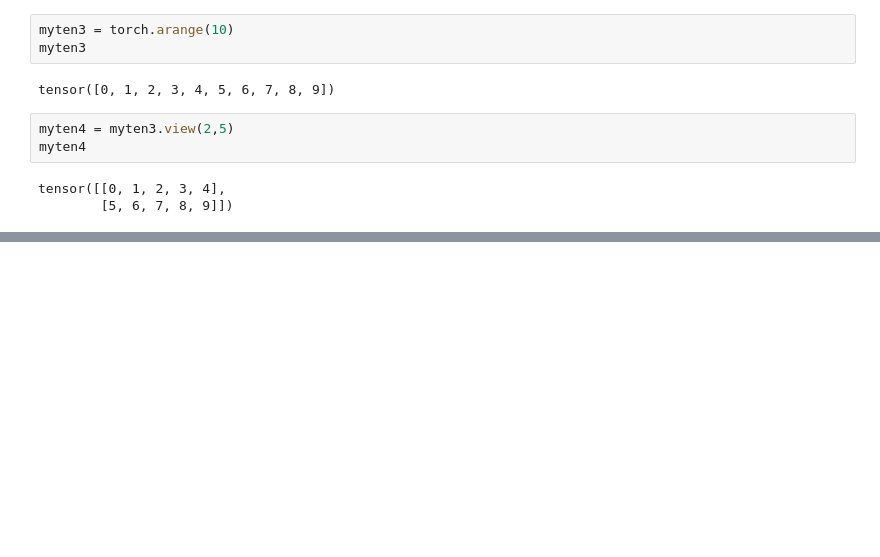
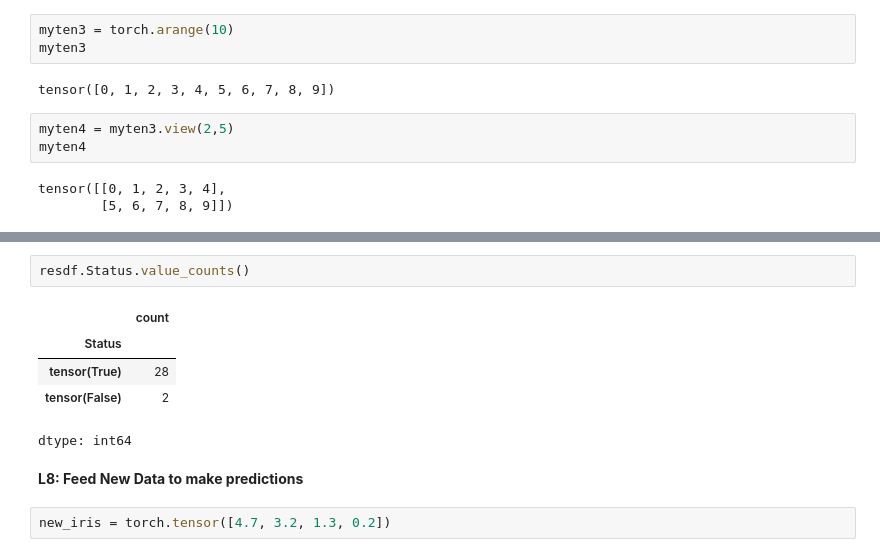
Before and after one commit to shivrajanand/PyTorch-Learn, a Jupyter notebook: PyTorch_Tutorial.ipynb, the cells around one changed output, grey strips where cells are left out. Drawn from its saved outputs; the diff is of its cells as text; blank space fills up the shorter version.

```diff
--- a/PyTorch_Tutorial.ipynb
+++ b/PyTorch_Tutorial.ipynb
@@ -85,0 +335,12 @@ tensor([[0, 1, 2, 3, 4],
+# %%
+resdf.Status.value_counts()
+# %% [output]
+|  | count |
+| Status |  |
+| tensor(True) | 28 |
+| tensor(False) | 2 |
+dtype: int64
+# %% [markdown]
+**L8: Feed New Data to make predictions**
+# %%
+new_iris = torch.tensor([4.7, 3.2, 1.3, 0.2])
```
Also changed, not shown: parts of 45 cells of this notebook.
